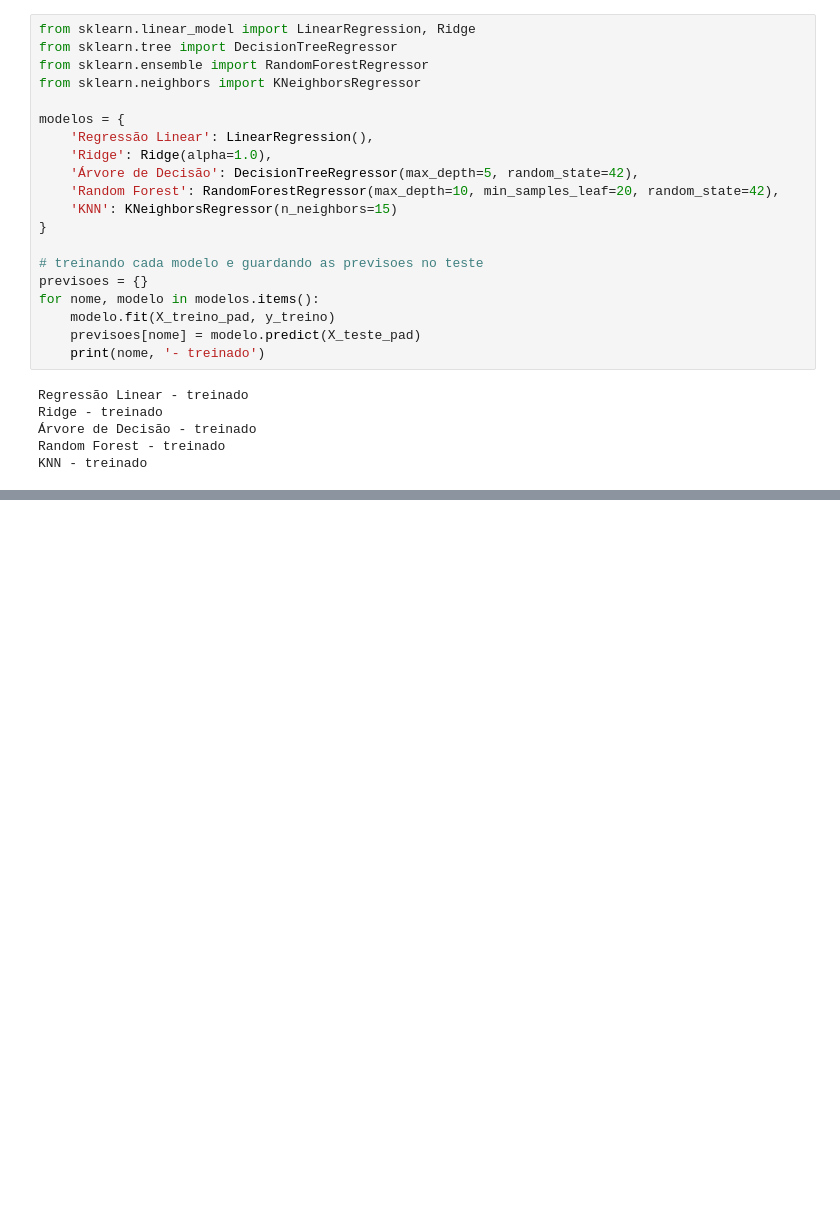
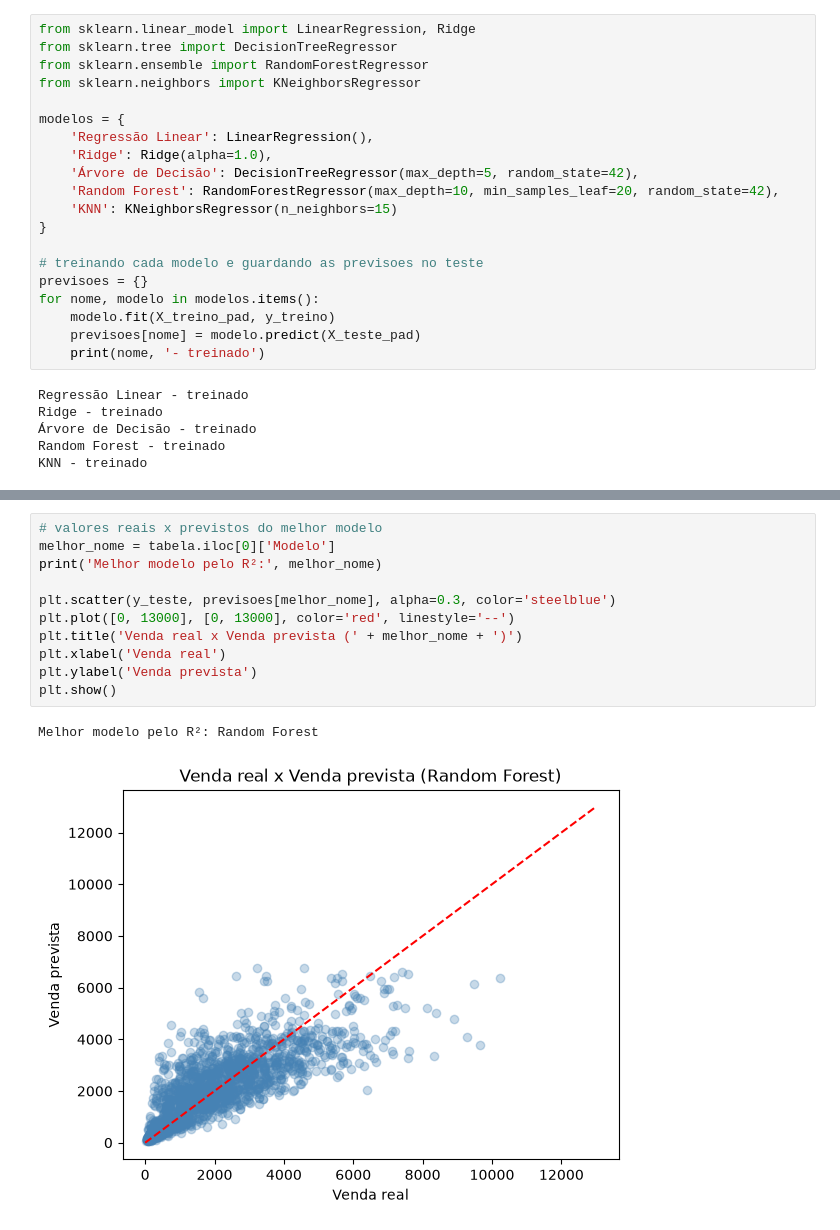
Before and after one commit to JlucasFaria/projeto-ml, a Jupyter notebook: notebooks/05_vendas_bigmart.ipynb, the cells around one changed output, grey strips where cells are left out. Cells and saved outputs as stored; diff of their text form; blank space fills up the shorter version.

```diff
--- a/notebooks/05_vendas_bigmart.ipynb
+++ b/notebooks/05_vendas_bigmart.ipynb
@@ -352,0 +416,14 @@ KNN - treinado
+# %%
+# valores reais x previstos do melhor modelo
+melhor_nome = tabela.iloc[0]['Modelo']
+print('Melhor modelo pelo R²:', melhor_nome)
+
+plt.scatter(y_teste, previsoes[melhor_nome], alpha=0.3, color='steelblue')
+plt.plot([0, 13000], [0, 13000], color='red', linestyle='--')
+plt.title('Venda real x Venda prevista (' + melhor_nome + ')')
+plt.xlabel('Venda real')
+plt.ylabel('Venda prevista')
+plt.show()
+# %% [output]
+Melhor modelo pelo R²: Random Forest
+[figure, added]
```
Also changed, not shown: parts of 6 cells of this notebook.
